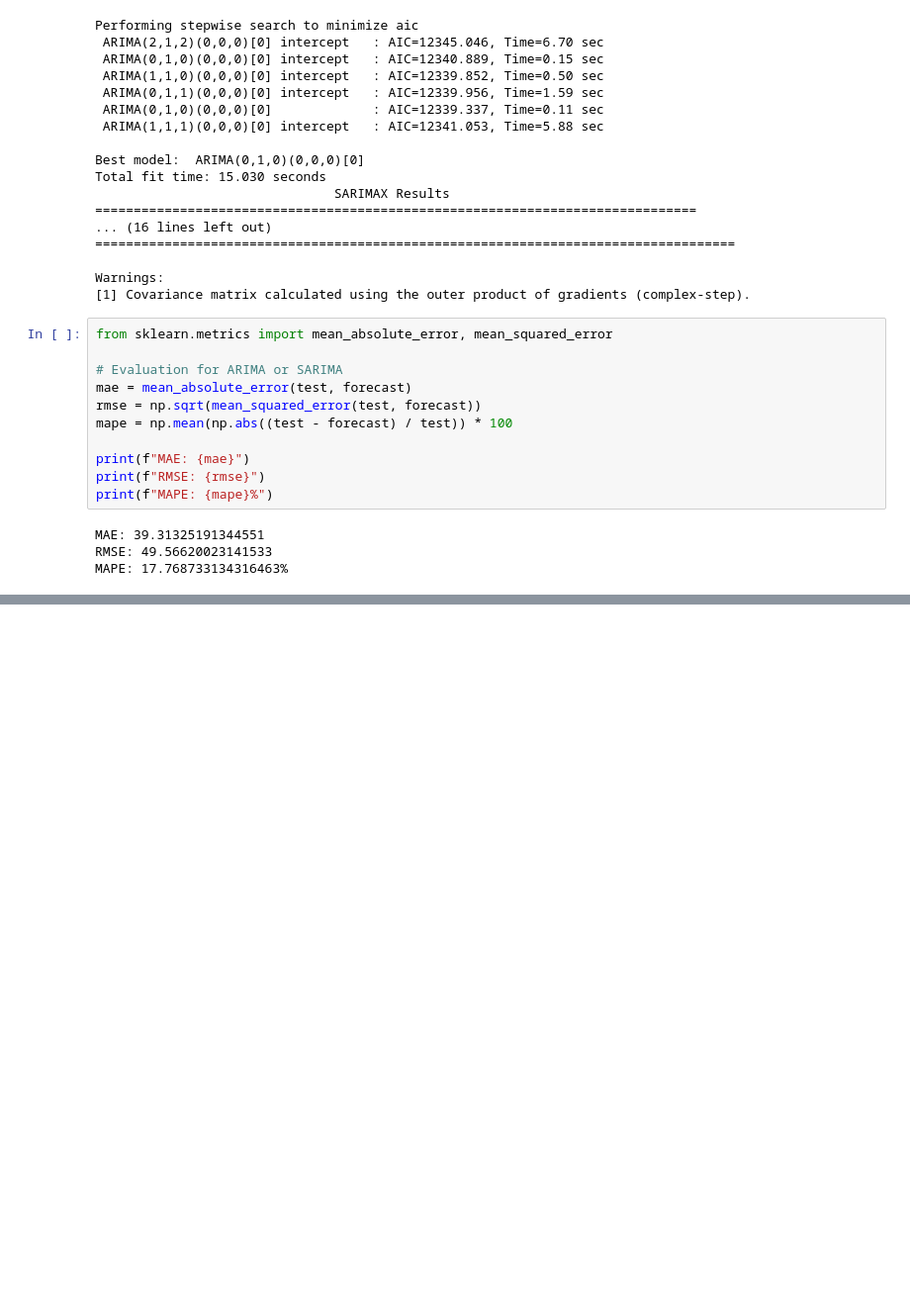
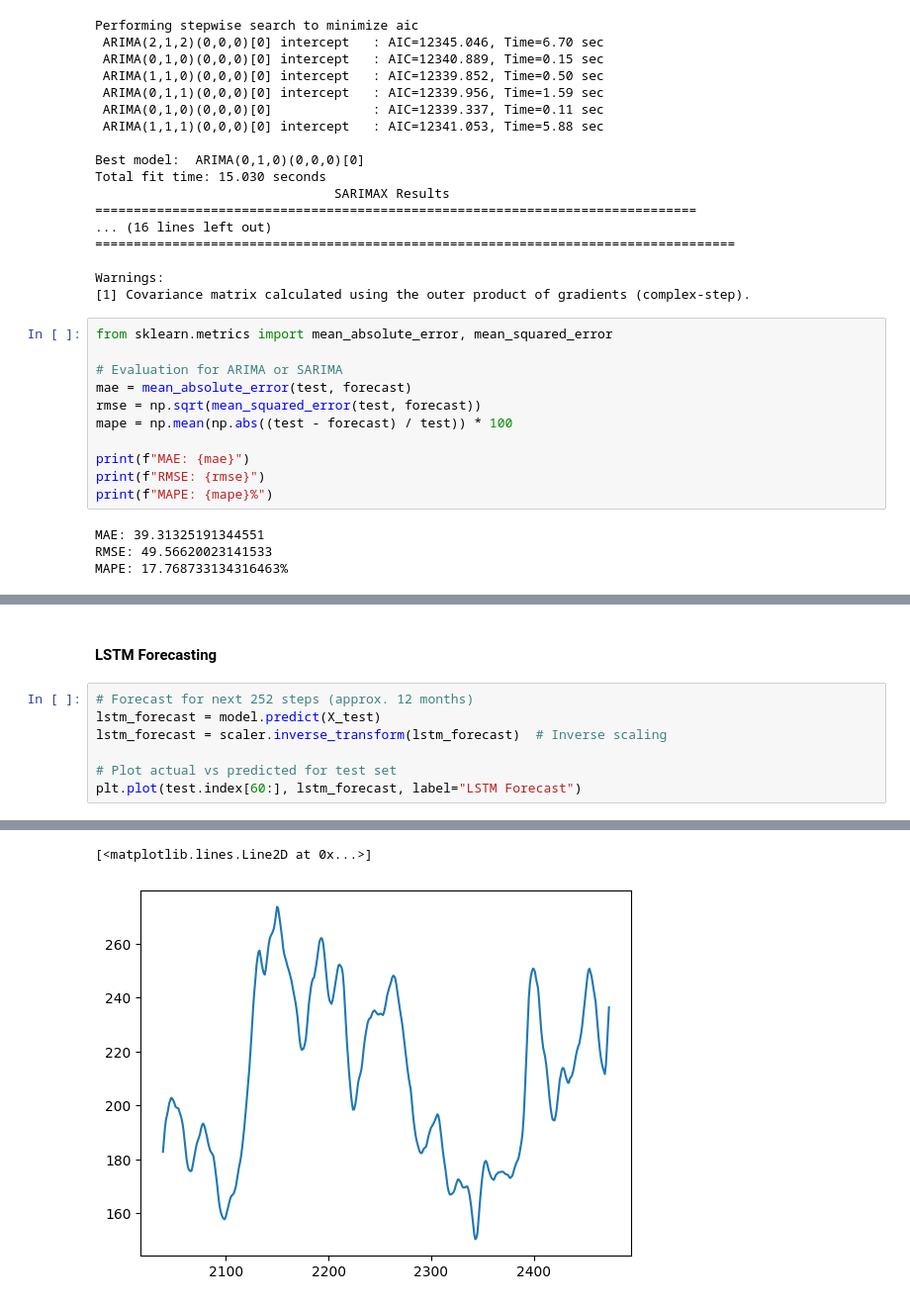
Before and after one commit to dani6566/PredictivePortfolio, a Jupyter notebook: Notebooks/Model.ipynb, the cells around one changed output, grey strips where cells are left out. Shown: that part at 99% size. Saved outputs shown, nothing was run; the diff lists cells and outputs as text; blank space fills up the shorter version.

```diff
--- a/Notebooks/Model.ipynb
+++ b/Notebooks/Model.ipynb
@@ -183,3 +184,13 @@ Confidence Interval Head:
 1982   155.644205   197.665222
 1983   153.213235   200.572559
 [figure]
+# %% [markdown]
+#### LSTM Forecasting
+# %%
+# Forecast for next 252 steps (approx. 12 months)
+lstm_forecast = model.predict(X_test)
+lstm_forecast = scaler.inverse_transform(lstm_forecast)  # Inverse scaling
+
+# Plot actual vs predicted for test set
+plt.plot(test.index[60:], lstm_forecast, label="LSTM Forecast")
+# %% [output]
@@ -185,0 +198,2 @@ Confidence Interval Head:
+[<matplotlib.lines.Line2D at 0x...>]
+[figure, added]
```
Also changed, not shown: parts of 3 cells of this notebook.
